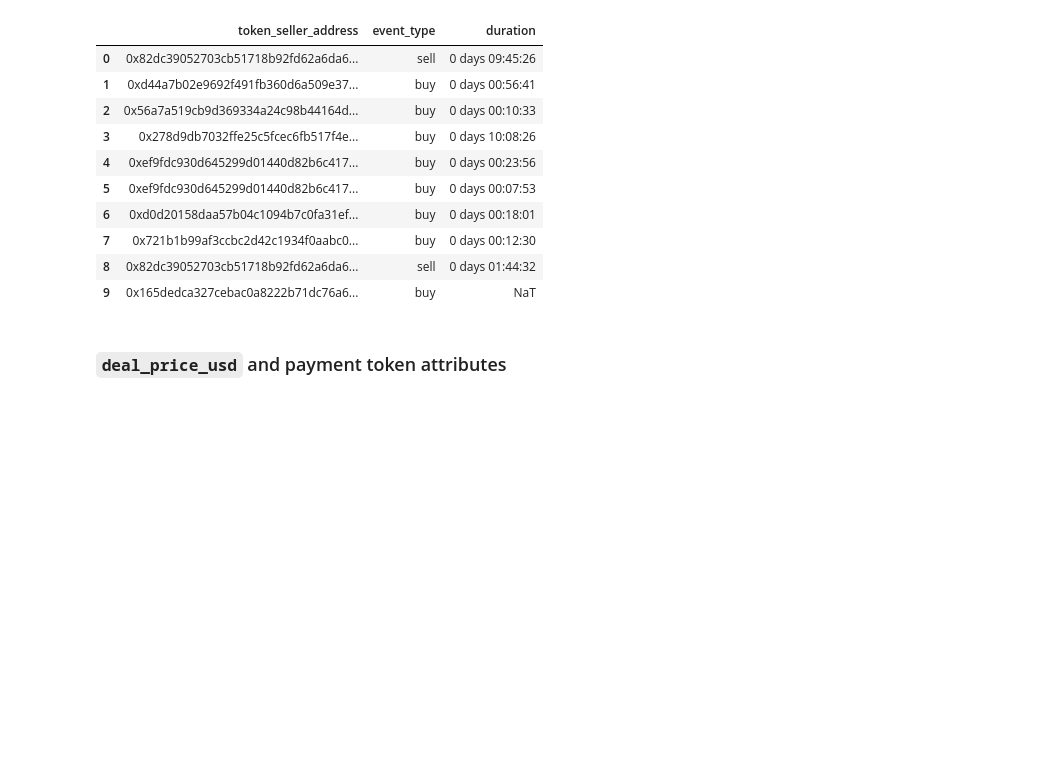
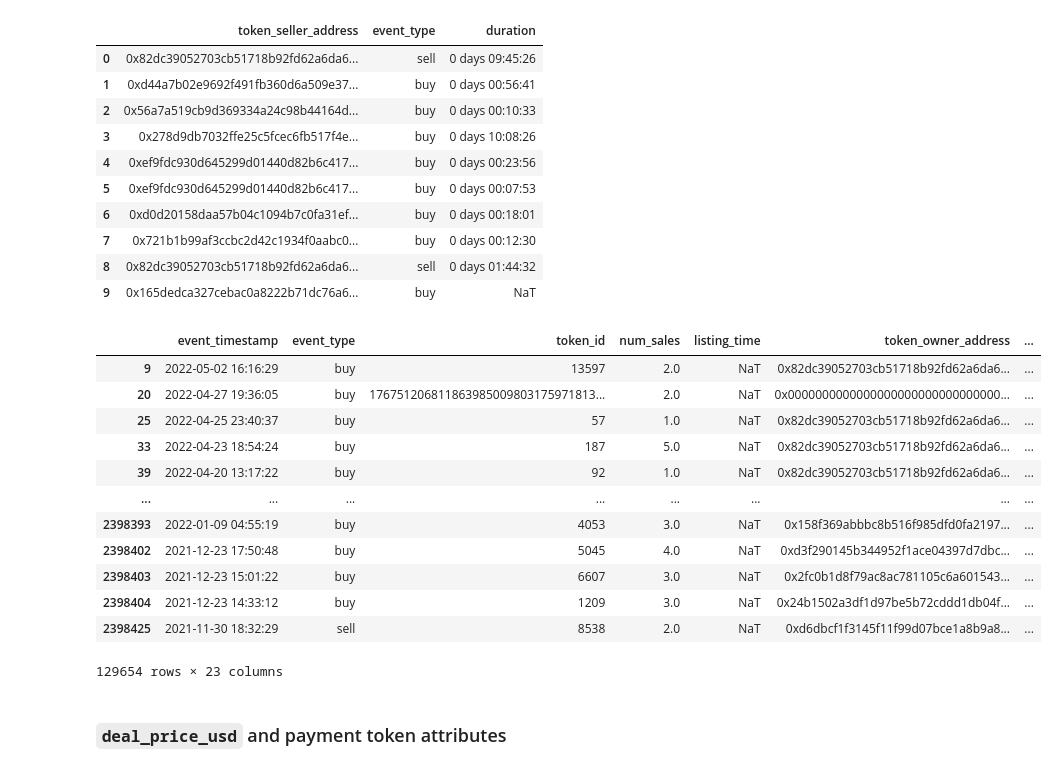
Before and after one commit to Cryptoro-DAO/OpenSea-API-crawler, a Jupyter notebook: Wallets Feature Engineering.ipynb, the cells around one changed output. Drawn from its saved outputs; the diff is of its cells as text; code cells hidden in the pictures; blank space fills up the shorter version.

```diff
--- a/Wallets Feature Engineering.ipynb
+++ b/Wallets Feature Engineering.ipynb
@@ -129,6 +153,22 @@ wallets.loc[:, ["token_seller_address", "event_type", "duration"]].head(10)
 | 7 | 0x721b1b99af3ccbc2d42c1934f0aabc0... | buy | 0 days 00:12:30 |
 | 8 | 0x82dc39052703cb51718b92fd62a6da6... | sell | 0 days 01:44:32 |
 | 9 | 0x165dedca327cebac0a8222b71dc76a6... | buy | NaT |
+# %%
+wallets.query('duration.isna()')
+# %% [output]
+|  | event_timestamp | event_type | token_id | num_sales | listing_time | token_owner_address | ... |
+| 9 | 2022-05-02 16:16:29 | buy | 13597 | 2.0 | NaT | 0x82dc39052703cb51718b92fd62a6da6... | ... |
+| 20 | 2022-04-27 19:36:05 | buy | 176751206811863985009803175971813... | 2.0 | NaT | 0x0000000000000000000000000000000... | ... |
+| 25 | 2022-04-25 23:40:37 | buy | 57 | 1.0 | NaT | 0x82dc39052703cb51718b92fd62a6da6... | ... |
+| 33 | 2022-04-23 18:54:24 | buy | 187 | 5.0 | NaT | 0x82dc39052703cb51718b92fd62a6da6... | ... |
+| 39 | 2022-04-20 13:17:22 | buy | 92 | 1.0 | NaT | 0x82dc39052703cb51718b92fd62a6da6... | ... |
+| ... | ... | ... | ... | ... | ... | ... | ... |
+| 2398393 | 2022-01-09 04:55:19 | buy | 4053 | 3.0 | NaT | 0x158f369abbbc8b516f985dfd0fa2197... | ... |
+| 2398402 | 2021-12-23 17:50:48 | buy | 5045 | 4.0 | NaT | 0xd3f290145b344952f1ace04397d7dbc... | ... |
+| 2398403 | 2021-12-23 15:01:22 | buy | 6607 | 3.0 | NaT | 0x2fc0b1d8f79ac8ac781105c6a601543... | ... |
+| 2398404 | 2021-12-23 14:33:12 | buy | 1209 | 3.0 | NaT | 0x24b1502a3df1d97be5b72cddd1db04f... | ... |
+| 2398425 | 2021-11-30 18:32:29 | sell | 8538 | 2.0 | NaT | 0xd6dbcf1f3145f11f99d07bce1a8b9a8... | ... |
+129654 rows × 23 columns
 # %% [markdown]
 ### `deal_price_usd` and payment token attributes
 # %%
```
Also changed, not shown: parts of 35 cells of this notebook.
